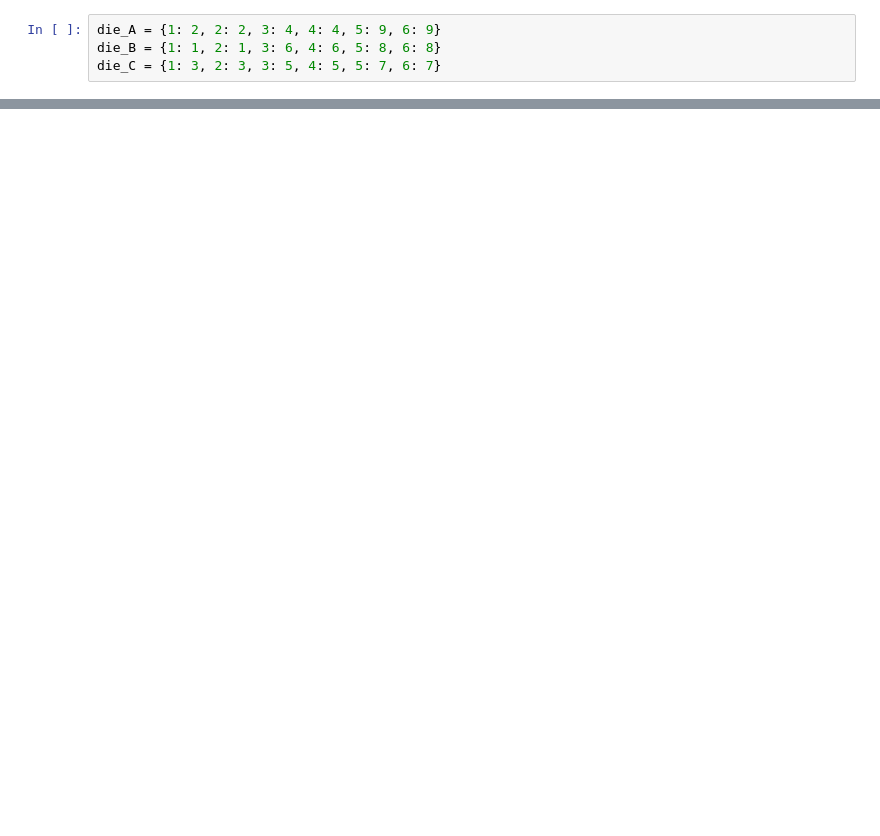
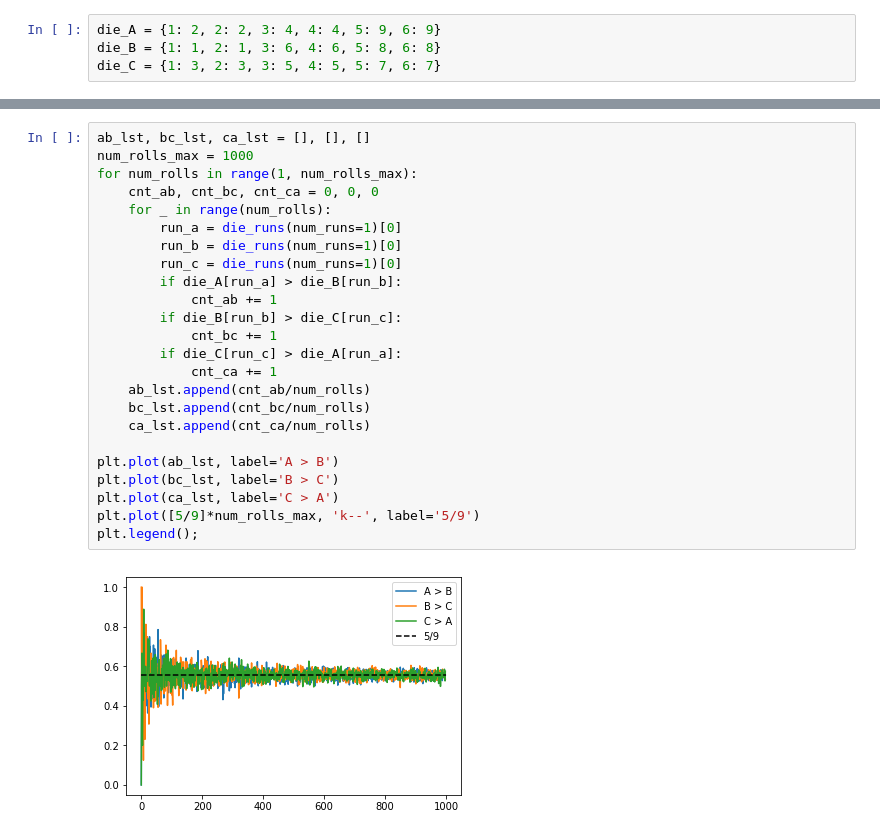
Before and after one commit to jsdiazpo/Nontransitive-Dice, a Jupyter notebook: Nontransitive-dice.ipynb, the cells around one changed output, grey strips where cells are left out. Cells and saved outputs as stored; diff of their text form; blank space fills up the shorter version.

```diff
--- a/Nontransitive-dice.ipynb
+++ b/Nontransitive-dice.ipynb
@@ -55,0 +70,26 @@ a
+# %%
+ab_lst, bc_lst, ca_lst = [], [], []
+num_rolls_max = 1000
+for num_rolls in range(1, num_rolls_max):
+    cnt_ab, cnt_bc, cnt_ca = 0, 0, 0
+    for _ in range(num_rolls):
+        run_a = die_runs(num_runs=1)[0]
+        run_b = die_runs(num_runs=1)[0]
+        run_c = die_runs(num_runs=1)[0]
+        if die_A[run_a] > die_B[run_b]:
+            cnt_ab += 1
+        if die_B[run_b] > die_C[run_c]:
+            cnt_bc += 1
+        if die_C[run_c] > die_A[run_a]:
+            cnt_ca += 1
+    ab_lst.append(cnt_ab/num_rolls)
+    bc_lst.append(cnt_bc/num_rolls)
+    ca_lst.append(cnt_ca/num_rolls)
+
+plt.plot(ab_lst, label='A > B')
+plt.plot(bc_lst, label='B > C')
+plt.plot(ca_lst, label='C > A')
+plt.plot([5/9]*num_rolls_max, 'k--', label='5/9')
+plt.legend();
+# %% [output]
+[figure, added]
```
Also changed, not shown: parts of 10 cells of this notebook.
